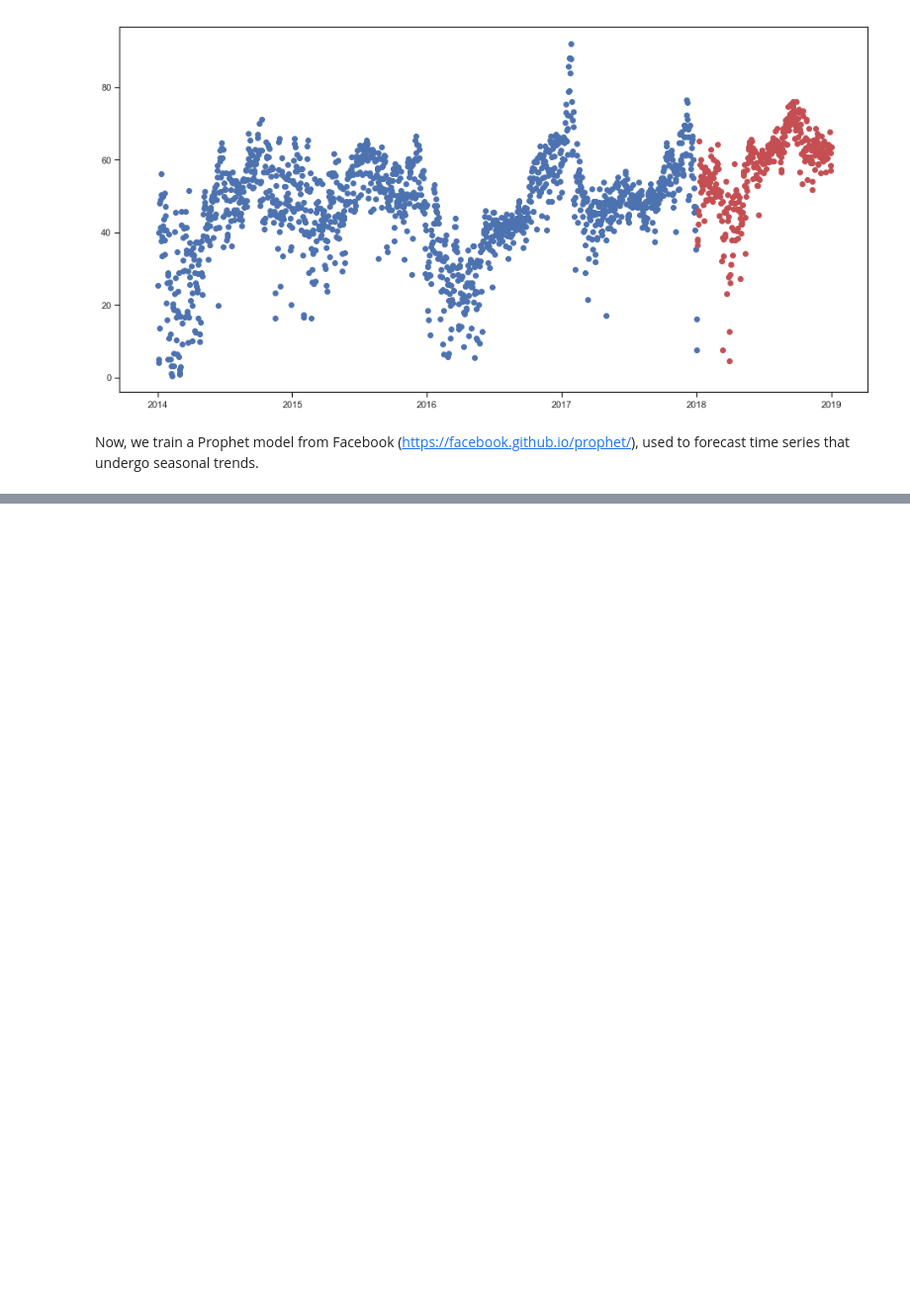
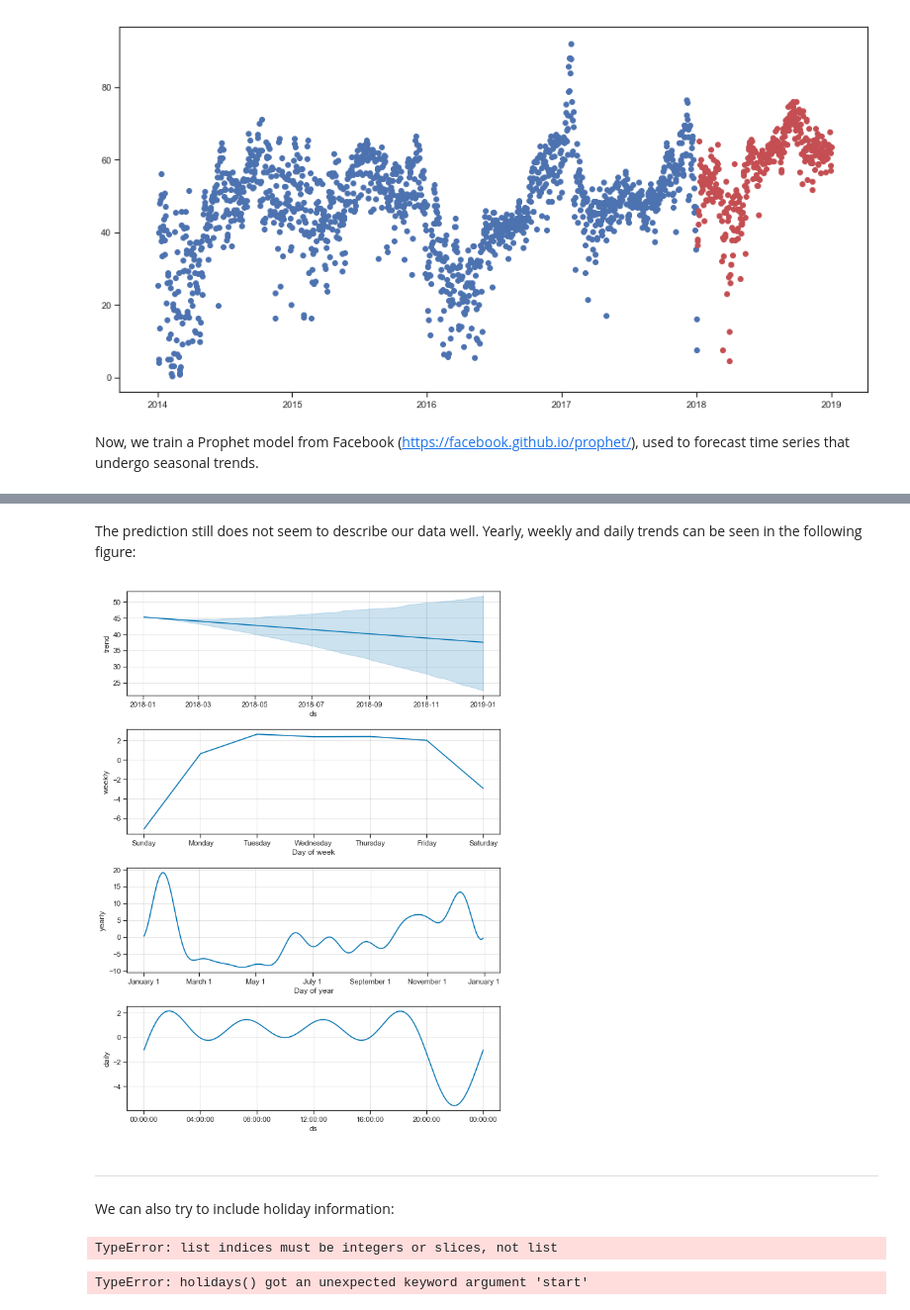
Before and after one commit to ca-schumacher/pred_Energy, a Jupyter notebook: data_analysis.ipynb, the cells around one changed output, grey strips where cells are left out. Shown at 99% size. Saved outputs shown, nothing was run; the diff lists cells and outputs as text; code cells hidden in the pictures; blank space fills up the shorter version.

```diff
--- a/data_analysis.ipynb
+++ b/data_analysis.ipynb
@@ -258,0 +282,23 @@ Length: 104, dtype: int64
+# %% [markdown]
+The prediction still does not seem to describe our data well. Yearly, weekly and daily trends can be seen in the following figure:
+# %%
+fig = model.plot_components(price_predict)
+# %% [output]
+[figure, added]
+# %% [markdown]
+---
+
+
+We can also try to include holiday information:
+# %%
+from workalendar.europe import Spain
+cal = Spain()
+holdidays_2018 = cal.holidays(2018)
+holdidays_2018[0]
+# %% [output]
+TypeError: list indices must be integers or slices, not list
+# %%
+train_holidays = cal.holidays(start=train['date'].min(), end=train['date'].max())
+test_holidays = cal.holidays(start=train['date'].min(), end=test['date'].max())
+# %% [output]
+TypeError: holidays() got an unexpected keyword argument 'start'
```
Also changed, not shown: parts of 27 cells of this notebook.
